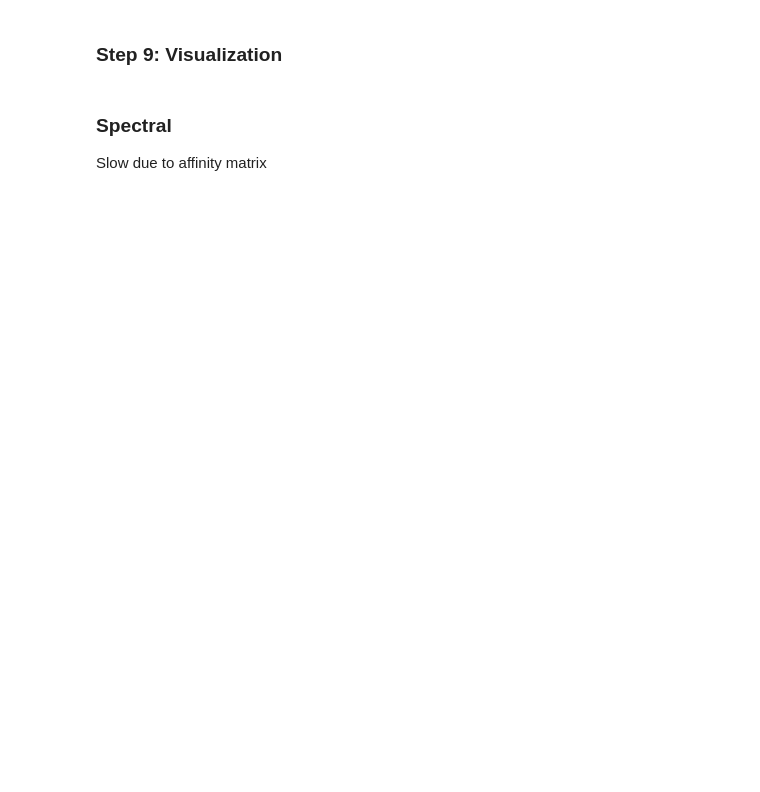
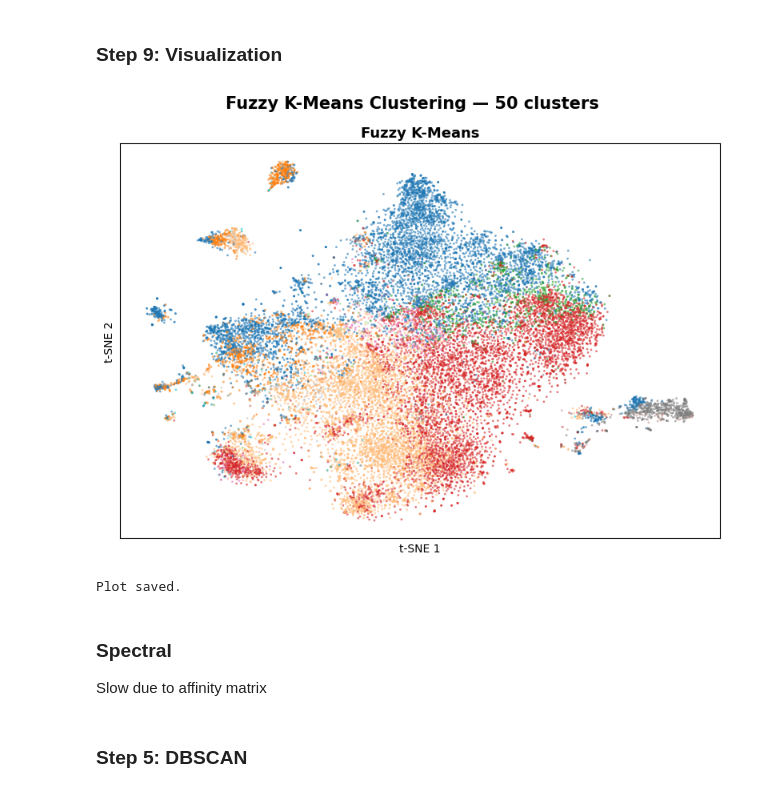
Before and after one commit to siddmohanty111/RecsysUpgrade, a Jupyter notebook: PlaylistRecsysUpgrade/clustering_comparison.ipynb, the cells around one changed output. Drawn from its saved outputs; the diff is of its cells as text; code cells hidden in the pictures; blank space fills up the shorter version.

Commit message:
Created using Colab. T-SNE fkmeans plot uploaded.

```diff
--- a/PlaylistRecsysUpgrade/clustering_comparison.ipynb
+++ b/PlaylistRecsysUpgrade/clustering_comparison.ipynb
@@ -49,0 +64,19 @@ print("cluster_alts loaded.")
+# %%
+import os
+
+cluster_alts_path = os.path.join(REPO_DIR, "PlaylistRecsysUpgrade", "clustering", "cluster_alts.py")
+
+with open(cluster_alts_path, 'r') as f:
+    content = f.read()
+
+# Replace the incorrect import statement
+content = content.replace('from skfuzzy import cmeans, cmeans_predict', 'import skfuzzy as fuzz')
+
+# Replace function calls
+content = content.replace('cmeans(', 'fuzz.cmeans(')
+content = content.replace('cmeans_predict(', 'fuzz.cmeans_predict(')
+
+with open(cluster_alts_path, 'w') as f:
+    f.write(content)
+
+print(f"Successfully modified {cluster_alts_path} to correct skfuzzy imports.")
@@ -172,36 +262,47 @@ print("t-SNE complete.")
 # %%
 import matplotlib.pyplot as plt
 import matplotlib.cm as cm
 
+# Get the pids that correspond to the t-SNE sample
+sampled_pids_for_tsne = [pids[i] for i in sample_idx_tsne]
+
+# Map the full fkmeans_labels back to these sampled pids
+# We assume fkmeans_labels are indexed by the original `pids` list for the full dataset
+# We need to map `sampled_pids_for_tsne` back to their indices in the original `pids` list
+pid_to_full_label_idx = {pid: i for i, pid in enumerate(pids)}
+fkmeans_labels_for_tsne_sample = np.array([fkmeans_labels[pid_to_full_label_idx[pid]] for pid in sampled_pids_for_tsne])
+
 methods = {
-    "Fuzzy K-Means":         fkmeans_labels[sample_idx],
-    "DBSCAN":                dbscan_labels[sample_idx],
-    "Gaussian Mixture":      gaussianmix_labels[sample_idx],
+    "Fuzzy K-Means": fkmeans_labels_for_tsne_sample,
 }
 
-fig, axes = plt.subplots(2, 2, figsize=(16, 12))
-axes = axes.flatten()
+fig, ax = plt.subplots(1, 1, figsize=(8, 6))
 
-for ax, (title, labels) in zip(axes, methods.items()):
-    unique_labels = np.unique(labels)
-    # Use a discrete colormap; noise points (-1 from DBSCAN) are grey
-    cmap = cm.get_cmap('tab20', max(len(unique_labels), 1))
-    colors = np.array([cmap(np.where(unique_labels == l)[0][0]) if l != -1 else (0.7, 0.7, 0.7, 1.0)
-                       for l in labels])
-    ax.scatter(tsne_coords[:, 0], tsne_coords[:, 1],
-               c=colors, s=4, alpha=0.6, linewidths=0)
-    ax.set_title(title, fontsize=13, fontweight='bold')
-    ax.set_xlabel("t-SNE 1")
-    ax.set_ylabel("t-SNE 2")
-    ax.set_xticks([])
-    ax.set_yticks([])
+# Extract the single method and its labels
+title, labels = list(methods.items())[0]
 
-fig.suptitle(f"Clustering Comparison — {NUM_CLUSTERS} clusters (DBSCAN inferred)",
+unique_labels = np.unique(labels)
+# Use a discrete colormap; noise points (-1 from DBSCAN) are grey
+cmap = cm.get_cmap('tab20', max(len(unique_labels), 1))
+colors = np.array([cmap(np.where(unique_labels == l)[0][0]) if l != -1 else (0.7, 0.7, 0.7, 1.0)
+                   for l in labels])
+ax.scatter(tsne_coords[:, 0], tsne_coords[:, 1],
+           c=colors, s=4, alpha=0.6, linewidths=0)
+ax.set_title(title, fontsize=13, fontweight='bold')
+ax.set_xlabel("t-SNE 1")
+ax.set_ylabel("t-SNE 2")
+ax.set_xticks([])
+ax.set_yticks([])
+
+fig.suptitle(f"{title} Clustering — {NUM_CLUSTERS[0]} clusters",
              fontsize=15, fontweight='bold')
 plt.tight_layout()
 plt.savefig(os.path.join(CLUSTERS_OUTPUT_DIR, "clustering_comparison_tsne.png"), dpi=150)
 plt.show()
 print("Plot saved.")
+# %% [output]
+[figure, added]
+Plot saved.
 # %% [markdown]
 ### Spectral
 Slow due to affinity matrix
@@ -241,0 +342,2 @@ print("Spectral plot saved.")
+# %% [markdown]
+### Step 5: DBSCAN
```
Also changed, not shown: parts of 17 cells of this notebook.
